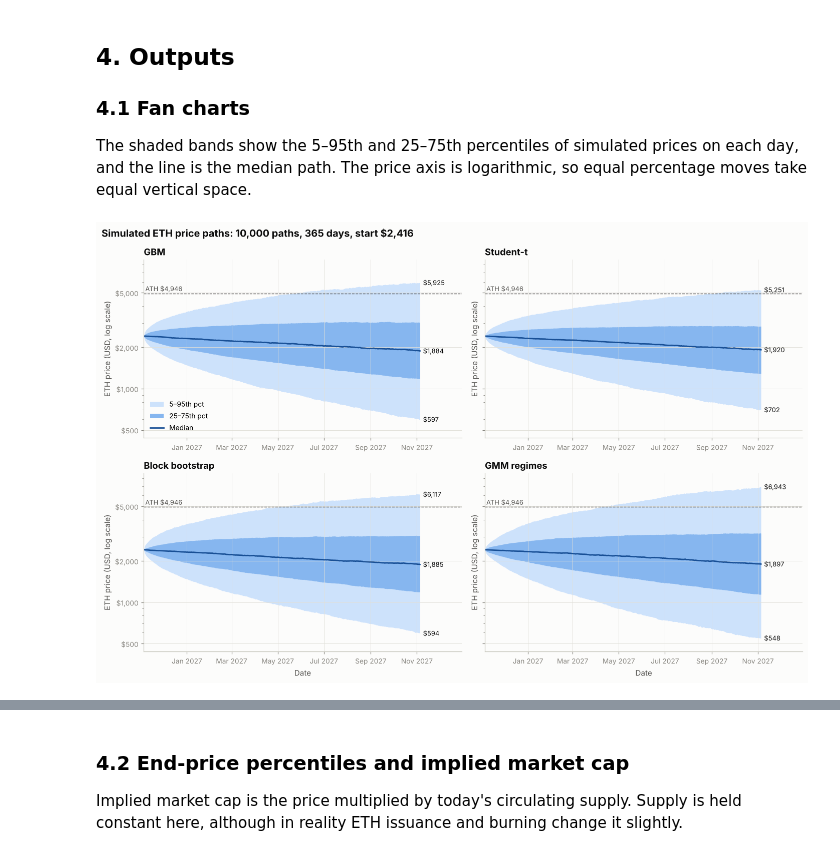
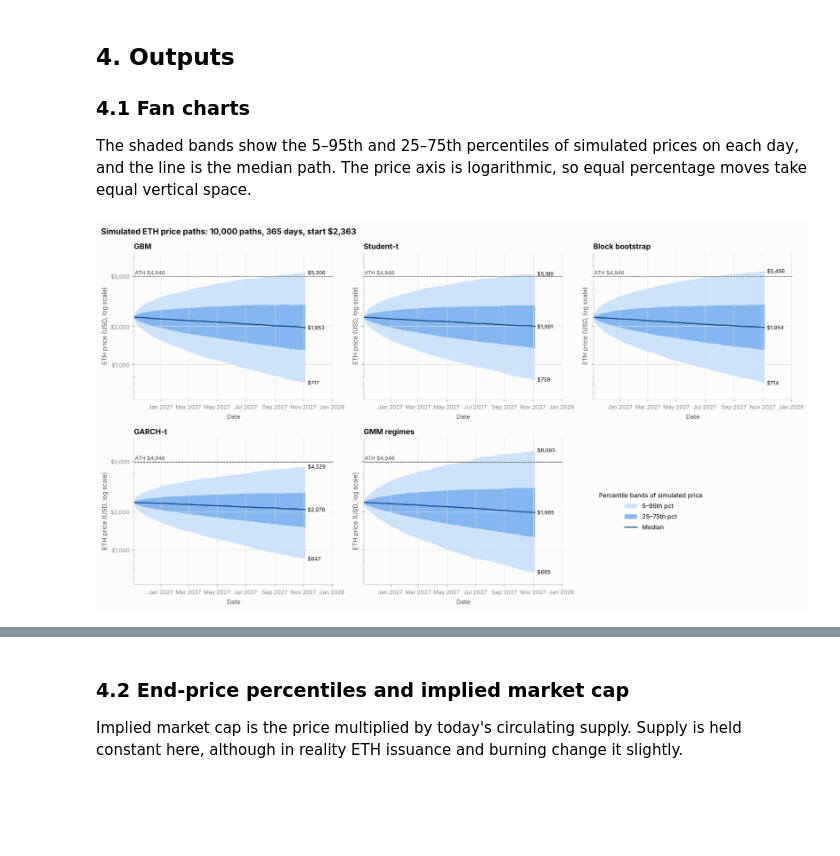
Before and after one commit to eth-ship-it/eth-monte-carlo, a Jupyter notebook: eth_monte_carlo.ipynb, the cells around one changed output, grey strips where cells are left out. Cells and saved outputs as stored; diff of their text form; code cells hidden in the pictures; blank space fills up the shorter version.

```diff
--- a/eth_monte_carlo.ipynb
+++ b/eth_monte_carlo.ipynb
@@ -60,6 +68,7 @@ import numpy as np
 import pandas as pd
 import requests
 from scipy import stats
+from arch import arch_model
 from sklearn.mixture import GaussianMixture
 from sklearn.preprocessing import StandardScaler
 import matplotlib.pyplot as plt
@@ -87,7 +96,7 @@ def rng_for(name: str) -> np.random.Generator:
 
 # ---- chart style: light surface, recessive grid/axes, thin marks -------------------------
 INK, INK2, MUTED, GRID, AXIS, SURFACE = "#0b0b0b", "#52514e", "#898781", "#e1e0d9", "#c3c2b7", "#fcfcfb"
-SERIES = ["#2a78d6", "#eb6834", "#1baf7a", "#eda100"]          # categorical slots 1-4 (CVD-validated order)
+SERIES = ["#2a78d6", "#eb6834", "#1baf7a", "#eda100", "#e87ba4"]   # categorical slots 1-5 (CVD-validated order)
 BLUE_RAMP = {"band_outer": "#cde2fb", "band_inner": "#86b6ef", "median": "#184f95"}
 
 plt.rcParams.update({
@@ -717,16 +927,18 @@ MODELS = {
     "GBM": simulate_gbm,
     "Student-t": simulate_student_t,
     "Block bootstrap": simulate_bootstrap,
+    "GARCH-t": simulate_garch_t,
     "GMM regimes": simulate_gmm_regime,
 }
 MODEL_COLORS = dict(zip(MODELS, SERIES))
 
 t0 = time.time()
-paths = {name: fn(S0, log_ret, HORIZON_DAYS, N_PATHS, rng_for(name), drift=DRIFT, vol=SIGMA_ANNUAL)
+paths = {name: fn(S0, log_ret, HORIZON_DAYS, N_PATHS, rng_for(name), drift=DRIFT_PATHS, vol=VOL_PATHS)
          for name, fn in MODELS.items()}
 print(f"Simulated {len(MODELS)} models × {N_PATHS:,} paths × {HORIZON_DAYS} days in {time.time() - t0:.1f}s")
-print(f"Start price ${S0:,.2f} | drift {DRIFT:.0%} | volatility {SIGMA_ANNUAL:.1%} | "
-      f"Student-t df = {fit_student_t_df(log_ret):.2f}")
+print(f"Start price ${S0:,.2f} | drift {DRIFT:.0%}" + (f" ± {DRIFT_SD:.0%}" if DRIFT_SD > 0 else "") +
+      f" | central volatility {SIGMA_ANNUAL:.1%}" + (" with per-path uncertainty" if VOL_UNCERTAINTY else "") +
+      f" | Student-t / GARCH shock df = {fit_student_t_df(log_ret):.2f}")
 
 sanity = pd.DataFrame({name: {
     "realized ann. vol of simulated returns": np.diff(np.log(p), axis=1).std() * np.sqrt(ANN),
@@ -749,41 +961,46 @@ The shaded bands show the 5–95th and 25–75th percentiles of simulated prices
 # %%
 sim_dates = pd.date_range(TODAY, periods=HORIZON_DAYS + 1, freq="D")
 
 
 def fan_chart(ax, p, title):
     q = np.percentile(p, PERCENTILES, axis=0)
     ax.fill_between(sim_dates, q[0], q[4], color=BLUE_RAMP["band_outer"], lw=0, label="5–95th pct")
     ax.fill_between(sim_dates, q[1], q[3], color=BLUE_RAMP["band_inner"], lw=0, label="25–75th pct")
     ax.plot(sim_dates, q[2], color=BLUE_RAMP["median"], lw=1.8, label="Median")
     ax.axhline(ATH_PRICE, color=INK2, lw=0.9, ls="--")
     ax.annotate(f"ATH ${ATH_PRICE:,}", (sim_dates[2], ATH_PRICE), xytext=(0, 3),
                 textcoords="offset points", fontsize=8.5, color=INK2)
     for qi, v in zip([0, 2, 4], [q[0, -1], q[2, -1], q[4, -1]]):
         ax.annotate(fmt_usd(v), (sim_dates[-1], v), xytext=(4, 0), textcoords="offset points",
                     va="center", fontsize=8.5, color=INK)
     log_price_axis(ax)
     ax.set_title(title)
     ax.set_ylabel("ETH price (USD, log scale)")
     ax.xaxis.set_major_formatter(mdates.DateFormatter("%b %Y"))
 
 
-fig, axes = plt.subplots(2, 2, figsize=(13, 8.5), sharey=True)
-for ax, (name, p) in zip(axes.flat, paths.items()):
+n_cols = 3
+n_rows = int(np.ceil((len(paths) + 1) / n_cols))          # one spare panel holds the legend
+fig, axes = plt.subplots(n_rows, n_cols, figsize=(16, 4.4 * n_rows), sharey=True)
+fan_axes = axes.flat[:len(paths)]
+for ax, (name, p) in zip(fan_axes, paths.items()):
     fan_chart(ax, p, name)
-for ax in axes[1]:
     ax.set_xlabel("Date")
-axes[0, 0].legend(loc="lower left")
+    ax.set_xlim(sim_dates[0], sim_dates[-1] + pd.Timedelta(days=60))
 ylo = min(np.percentile(p[:, 1:], 5, axis=0).min() for p in paths.values()) * 0.8
 yhi = max(np.percentile(p[:, 1:], 95, axis=0).max() for p in paths.values()) * 1.25
-axes[0, 0].set_ylim(ylo, yhi)
-for ax in axes.flat:
-    ax.set_xlim(sim_dates[0], sim_dates[-1] + pd.Timedelta(days=55))
+axes.flat[0].set_ylim(ylo, yhi)
+for ax in axes.flat[len(paths):]:
+    ax.axis("off")
+handles, labels = axes.flat[0].get_legend_handles_labels()
+axes.flat[len(paths)].legend(handles, labels, loc="center left", fontsize=10,
+                             title="Percentile bands of simulated price", title_fontsize=10)
 fig.suptitle(f"Simulated ETH price paths: {N_PATHS:,} paths, {HORIZON_DAYS} days, start ${S0:,.0f}",
              x=0.01, ha="left", fontsize=13, fontweight="bold", color=INK)
 plt.tight_layout()
 plt.show()
 # %% [output]
-[figure, old version]
+[figure, new version]
 # %%
 fig, ax = plt.subplots(figsize=(11, 5.5))
 for name, p in paths.items():
```
Also changed, not shown: parts of 29 cells of this notebook, 2 other files.
